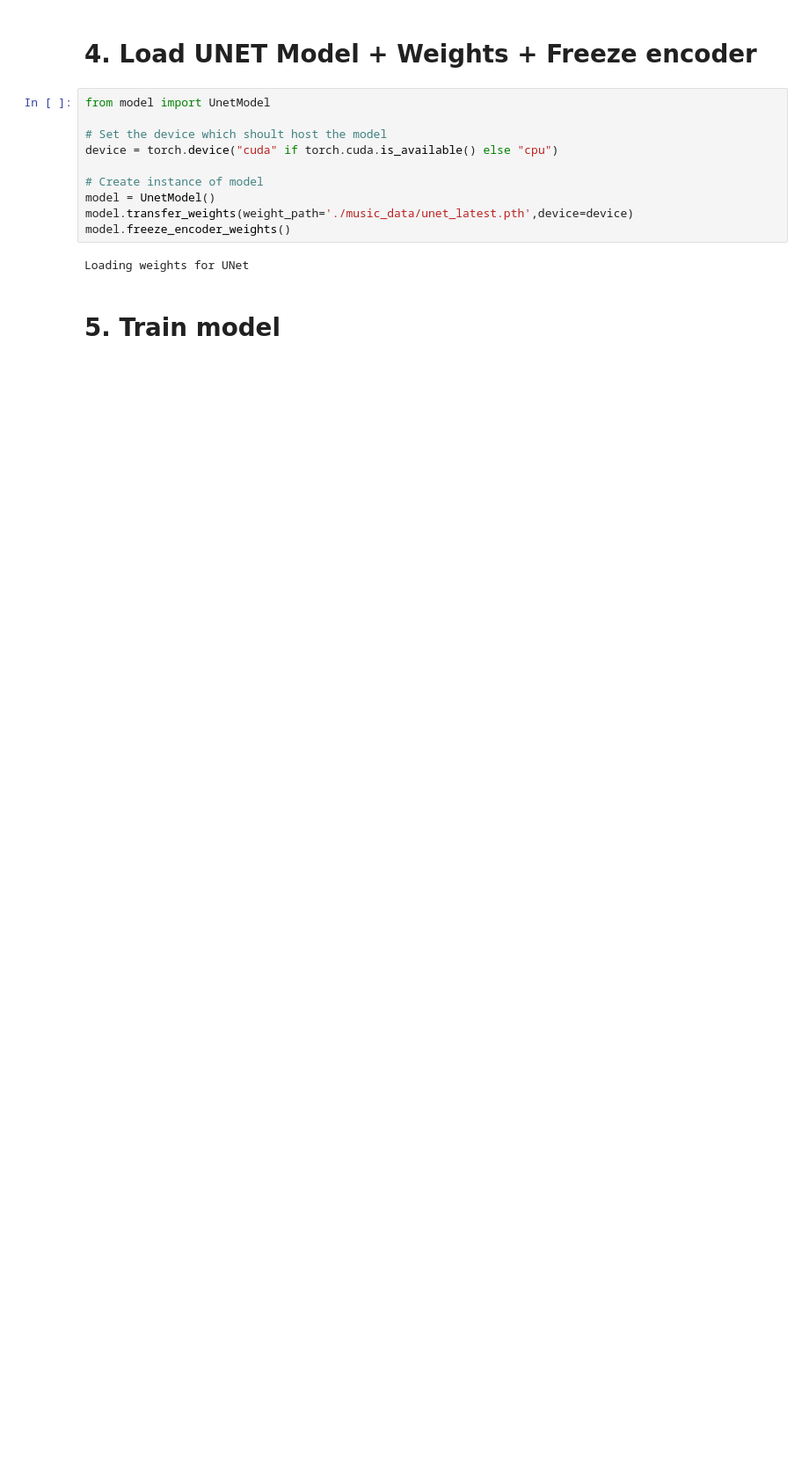
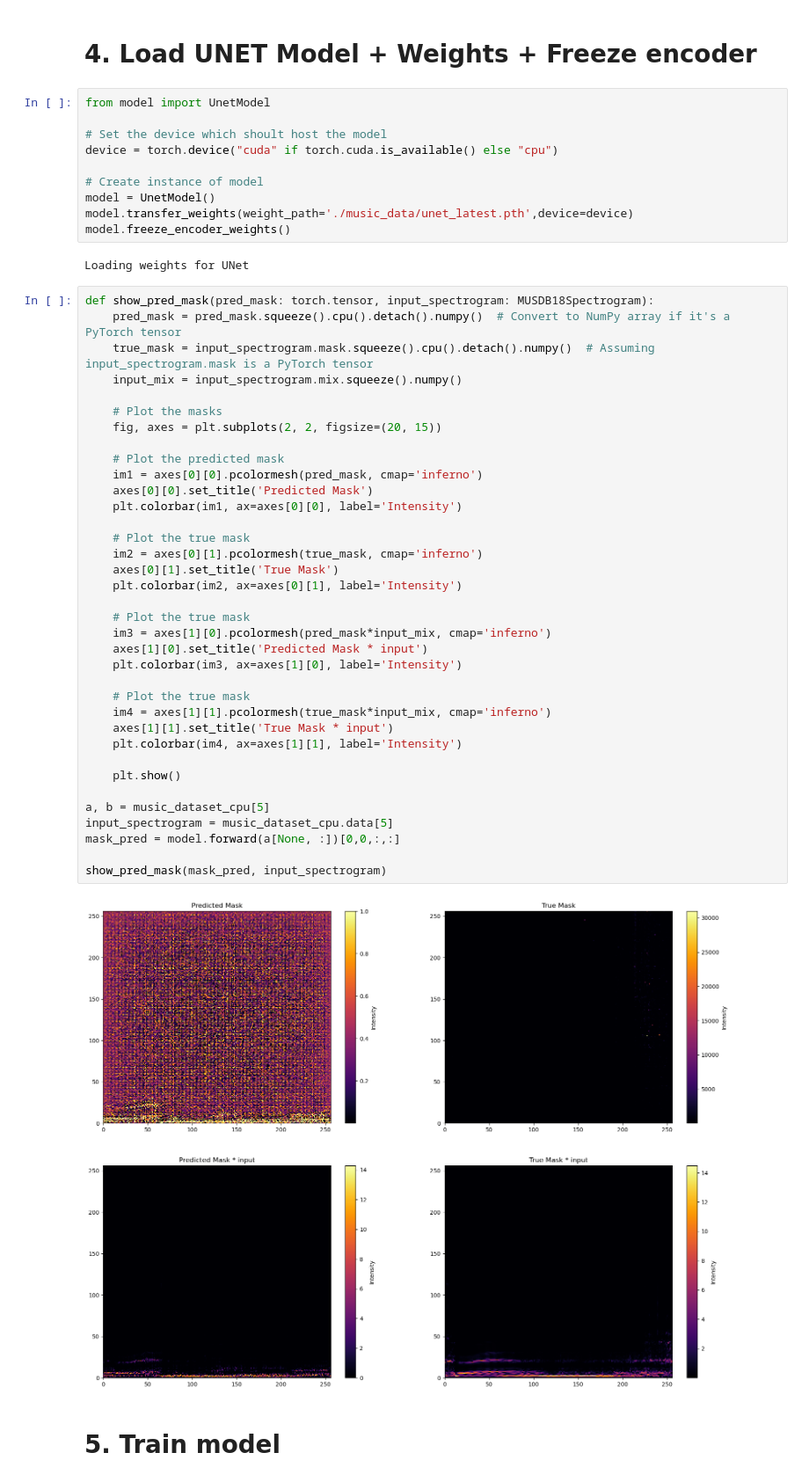
Before and after one commit to NicholasGranlund/SSY340-Music-Isolation-Project, a Jupyter notebook: music_isolator.ipynb, the cells around one changed output. Shown at 88% size. Cells and saved outputs as stored; diff of their text form; blank space fills up the shorter version.

```diff
--- a/music_isolator.ipynb
+++ b/music_isolator.ipynb
@@ -210,6 +218,44 @@ model.transfer_weights(weight_path='./music_data/unet_latest.pth',device=device)
 model.freeze_encoder_weights()
 # %% [output]
 Loading weights for UNet
+# %%
+def show_pred_mask(pred_mask: torch.tensor, input_spectrogram: MUSDB18Spectrogram):
+    pred_mask = pred_mask.squeeze().cpu().detach().numpy()  # Convert to NumPy array if it's a PyTorch tensor
+    true_mask = input_spectrogram.mask.squeeze().cpu().detach().numpy()  # Assuming input_spectrogram.mask is a PyTorch tensor
+    input_mix = input_spectrogram.mix.squeeze().numpy()
+
+    # Plot the masks
+    fig, axes = plt.subplots(2, 2, figsize=(20, 15))
+
+    # Plot the predicted mask
+    im1 = axes[0][0].pcolormesh(pred_mask, cmap='inferno')
+    axes[0][0].set_title('Predicted Mask')
+    plt.colorbar(im1, ax=axes[0][0], label='Intensity')
+
+    # Plot the true mask
+    im2 = axes[0][1].pcolormesh(true_mask, cmap='inferno')
+    axes[0][1].set_title('True Mask')
+    plt.colorbar(im2, ax=axes[0][1], label='Intensity')
+
+    # Plot the true mask
+    im3 = axes[1][0].pcolormesh(pred_mask*input_mix, cmap='inferno')
+    axes[1][0].set_title('Predicted Mask * input')
+    plt.colorbar(im3, ax=axes[1][0], label='Intensity')
+
+    # Plot the true mask
+    im4 = axes[1][1].pcolormesh(true_mask*input_mix, cmap='inferno')
+    axes[1][1].set_title('True Mask * input')
+    plt.colorbar(im4, ax=axes[1][1], label='Intensity')
+
+    plt.show()
+
+a, b = music_dataset_cpu[5]
+input_spectrogram = music_dataset_cpu.data[5]
+mask_pred = model.forward(a[None, :])[0,0,:,:]
+
+show_pred_mask(mask_pred, input_spectrogram)
+# %% [output]
+[figure, added]
 # %% [markdown]
 # 5. Train model
 # %%
```
Also changed, not shown: parts of 9 cells of this notebook.
